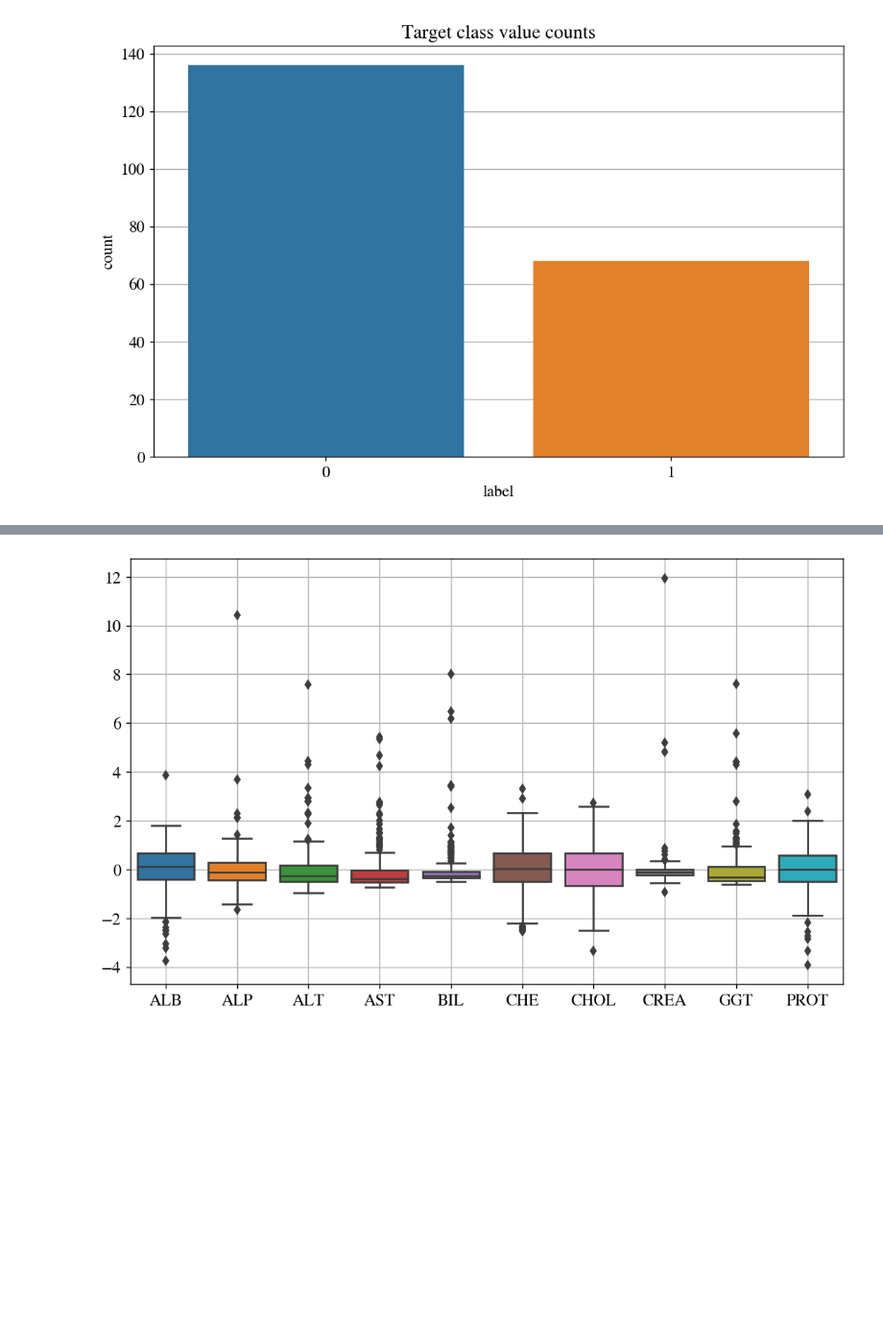
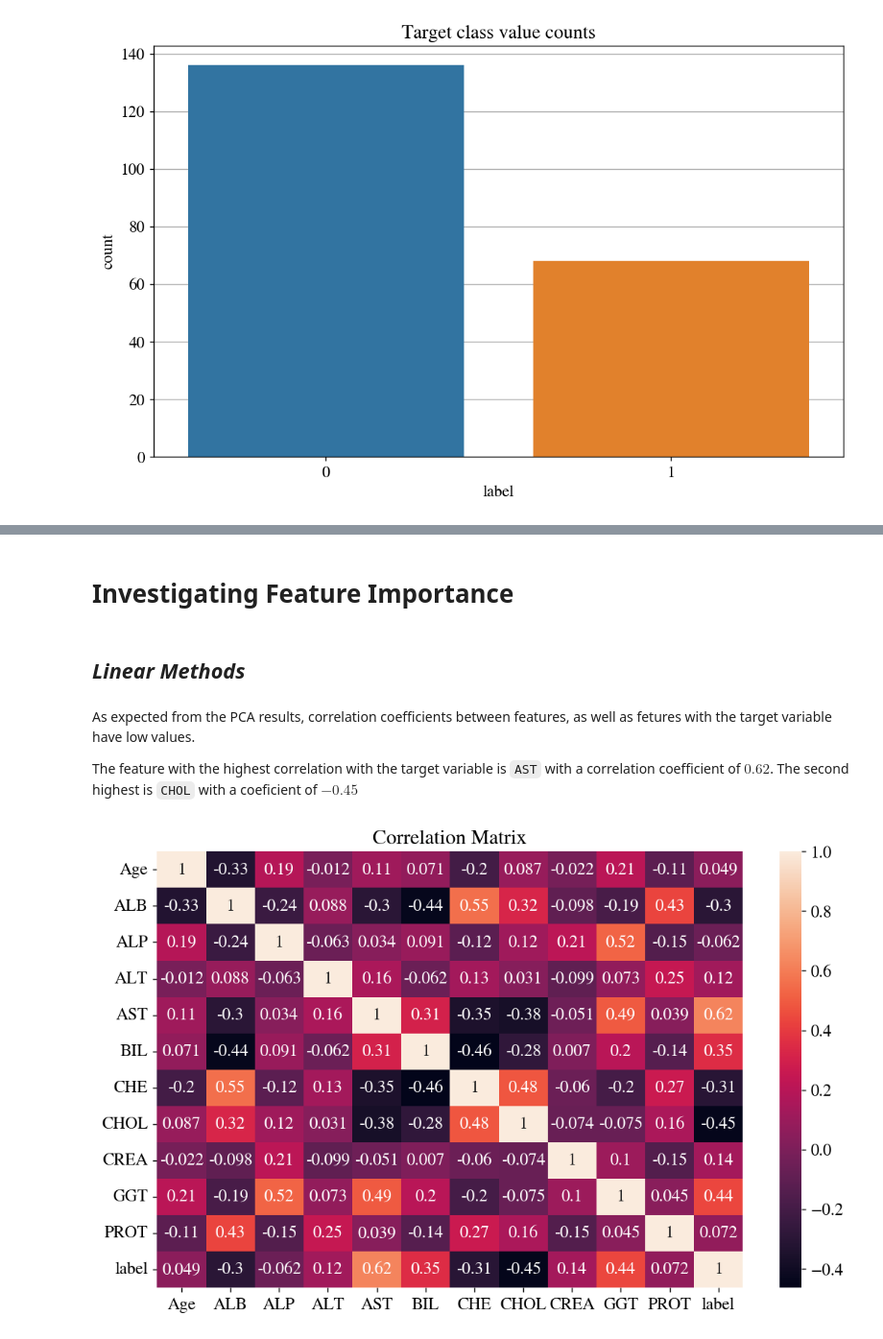
Before and after one commit to KyriakosPsa/Hepatitis-C-prediction-pipeline, a Jupyter notebook: data_exploration.ipynb, the cells around one changed output, grey strips where cells are left out. Shown at 96% size. Cells and saved outputs as stored; diff of their text form; code cells hidden in the pictures; blank space fills up the shorter version.

```diff
--- a/data_exploration.ipynb
+++ b/data_exploration.ipynb
@@ -46,5 +92,5 @@ plt.show()
 # %%
-df_disc_cont = df_features.drop(columns = ['Sex','Age'])
+df_disc_cont = df_features.drop(columns=['Sex'])
 df_disc_cont_header = df_disc_cont.columns
 df_disc_cont.describe()
 # %% [output]
@@ -73,7 +177,16 @@ df_disc_cont = pd.DataFrame(df_disc_cont, columns = df_disc_cont_header)
+# %% [markdown]
+# **Investigating Feature Importance**
+# %% [markdown]
+## *Linear Methods*
+# %% [markdown]
+As expected from the PCA results, correlation coefficients between features, as well as fetures with the target variable have low values.
+
+The feature with the highest correlation with the target variable is `AST` with a correlation coefficient of $0.62$. The second highest is `CHOL` with a coeficient of $-0.45$
 # %%
-plt.figure(figsize=(10,6),dpi=130)
-sns.boxplot(df_disc_cont)
-plt.grid()
+df_disc_cont_target = pd.concat([df_disc_cont, df_targets], axis=1)
+plt.figure(figsize=(10, 6), dpi=130)
+sns.heatmap(df_disc_cont_target.corr(), annot=True, cmap="rocket")
+plt.title("Correlation Matrix")
 plt.show()
 # %% [output]
-[figure, old version]
+[figure, new version]
```
Also changed, not shown: parts of 30 cells of this notebook.
